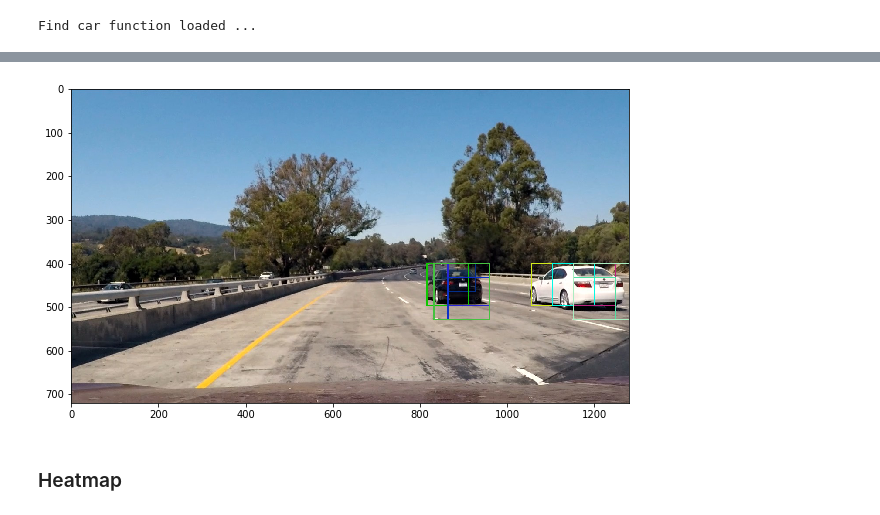
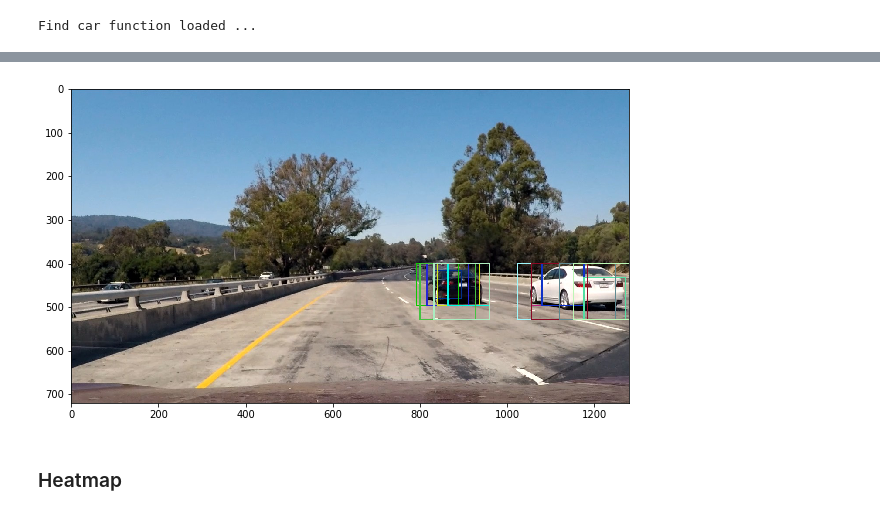
Before and after one commit to logancyang/vehicle-detection, a Jupyter notebook: find_car.ipynb, the cells around one changed output, grey strips where cells are left out. Drawn from its saved outputs; the diff is of its cells as text; code cells hidden in the pictures.

```diff
--- a/find_car.ipynb
+++ b/find_car.ipynb
@@ -317,15 +319,17 @@ For these 10 labels:  [ 1.  0.  0.  0.  1.  0.  1.  0.  1.  0.  0.  1.  1.  1.
 # %%
 # Define a single function that can extract features using hog sub-sampling and make predictions
 # CSPACE, ORIENT, PIX_PER_CELL, CELL_PER_BLOCK, HOG_CHANNEL
-def find_cars(img, ystart, ystop, scale, svc, cspace, orient,
+def find_cars(img, ystart, ystop, scale, svc, X_scaler, cspace, orient,
               pix_per_cell, cell_per_block, hog_channel, spatial_size=(32, 32),
               hist_bins=32, show_all_rectangles=False):
 
     # array of rectangles where cars were detected
     rectangles = []
 
-    img = img.astype(np.float32)/255
-#     print('img max: ', np.max(img))
+    if np.max(img) > 1:
+#         print('img max: ', np.max(img))
+        img = img.astype(np.float32)/255
+#         print('img max rescaled: ', np.max(img))
 
     img_tosearch = img[ystart:ystop,:,:]
 
@@ -392,6 +396,9 @@ def find_cars(img, ystart, ystop, scale, svc, cspace, orient,
             else:
                 hog_features = hog_feat1
 
+#             print('hog_features shape: ', hog_features.shape)
+#             print(hog_features)
+
             xleft = xpos*pix_per_cell
             ytop = ypos*pix_per_cell
 
@@ -400,26 +407,31 @@ def find_cars(img, ystart, ystop, scale, svc, cspace, orient,
 
             ########################################################
             # Get color features
-#             spatial_features = bin_spatial(subimg, size=spatial_size)
-#             hist_features = color_hist(subimg, nbins=hist_bins)
+            spatial_features = bin_spatial(subimg, size=spatial_size)
+            hist_features = color_hist(subimg, nbins=hist_bins)
 
-# #             print('hog_features.shape: ', hog_features.shape)
-# #             print('spatial_features.shape: ', spatial_features.shape)
-# #             print('hist_features.shape: ', hist_features.shape)
+#             print('hog_features.shape: ', hog_features.shape)
+#             print('spatial_features.shape: ', spatial_features.shape)
+#             print('hist_features.shape: ', hist_features.shape)
 
-#             X = np.hstack((hog_features, spatial_features, hist_features)).reshape(1, -1)
-
-#             test_prediction = svc.predict(X)
+            X = np.hstack((hog_features, spatial_features, hist_features)) #.reshape(1, -1)
+            scaled_X = X_scaler.transform(X).reshape(1, -1)
+#             print('X min max: ', np.min(X), np.max(X))
+#             print('X shape: ', X.shape)
+#             print(X)
+            test_prediction = svc.predict(scaled_X)
             ########################################################
 
-            test_prediction = svc.predict(hog_features.reshape(1,-1))
+#             test_prediction = svc.predict(hog_features.reshape(1,-1))
 
             if test_prediction == 1 or show_all_rectangles:
                 xbox_left = np.int(xleft*scale)
                 ytop_draw = np.int(ytop*scale)
                 win_draw = np.int(window*scale)
                 rectangles.append(((xbox_left, ytop_draw+ystart),(xbox_left+win_draw,ytop_draw+win_draw+ystart)))
-
+#     print("X: ", scaled_X)
+#     print('X length: ', len(scaled_X))
+#     print('Min Max: ', np.min(scaled_X), np.max(scaled_X))
     return rectangles
 
 print('Find car function loaded ...')
@@ -472,15 +491,15 @@ params = [
     (432, 560, 2.0), (400, 596, 3.5), (464, 660, 3.5)
 ]
 
-def find_cars_by_params(img, param, svc, cspace, orient,
+def find_cars_by_params(img, param, svc, X_scaler, cspace, orient,
               pix_per_cell, cell_per_block, hog_channel):
-    return find_cars(img, param[0], param[1], param[2], svc, cspace, orient,
+    return find_cars(img, param[0], param[1], param[2], svc, X_scaler, cspace, orient,
               pix_per_cell, cell_per_block, hog_channel)
 
 rectangles = []
 for param in params:
     rectangles.append(
-        find_cars_by_params(test_img, param, svc, CSPACE, ORIENT, PIX_PER_CELL, CELL_PER_BLOCK, HOG_CHANNEL)
+        find_cars_by_params(test_img, param, svc, X_scaler, CSPACE, ORIENT, PIX_PER_CELL, CELL_PER_BLOCK, HOG_CHANNEL)
     )
 
 
@@ -496,4 +513,4 @@ plt.show()
-[figure, old version]
+[figure, new version]
 # %% [markdown]
 ### Heatmap
 # %%
```
Also changed, not shown: parts of 22 cells of this notebook.
